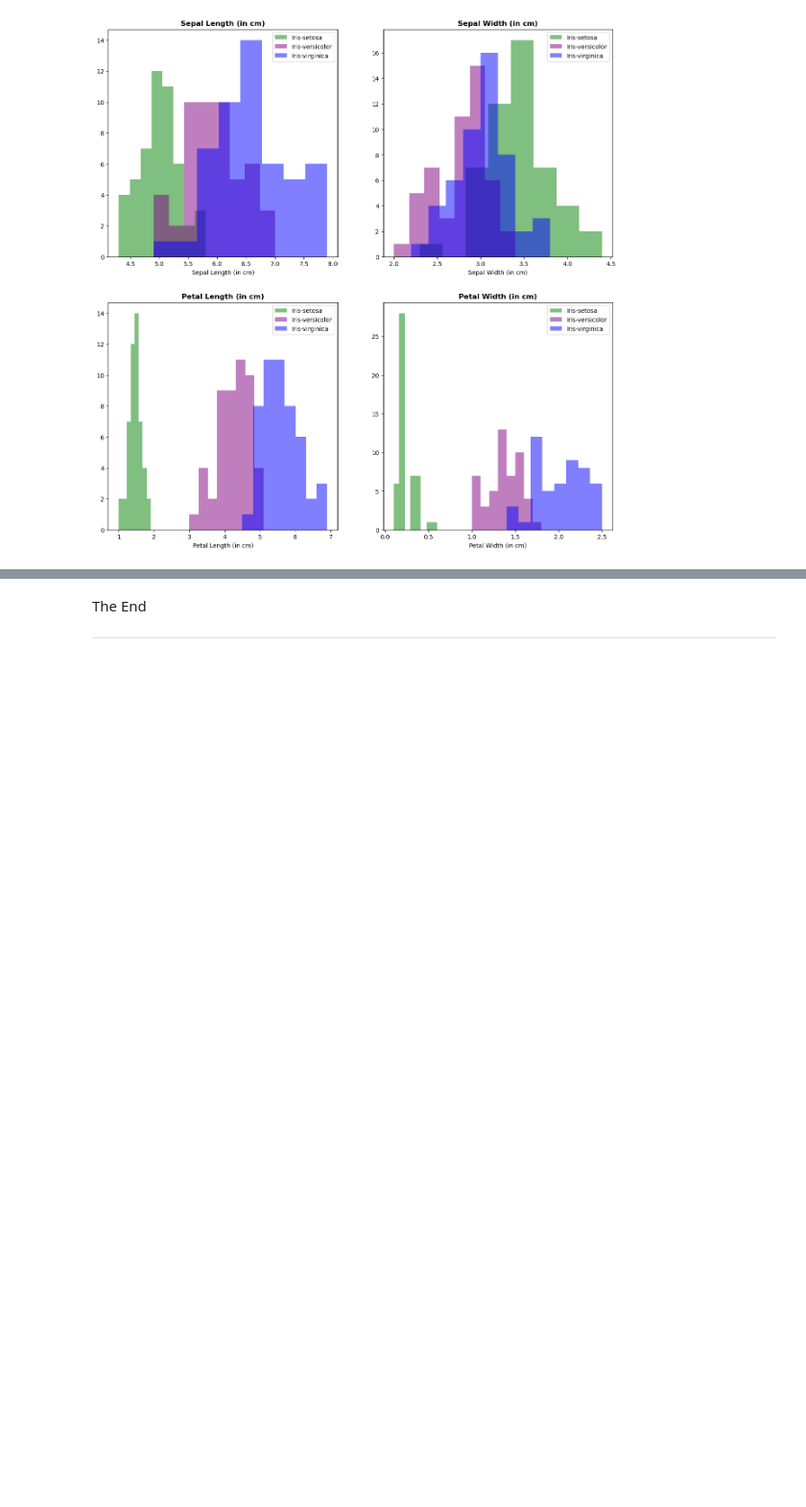
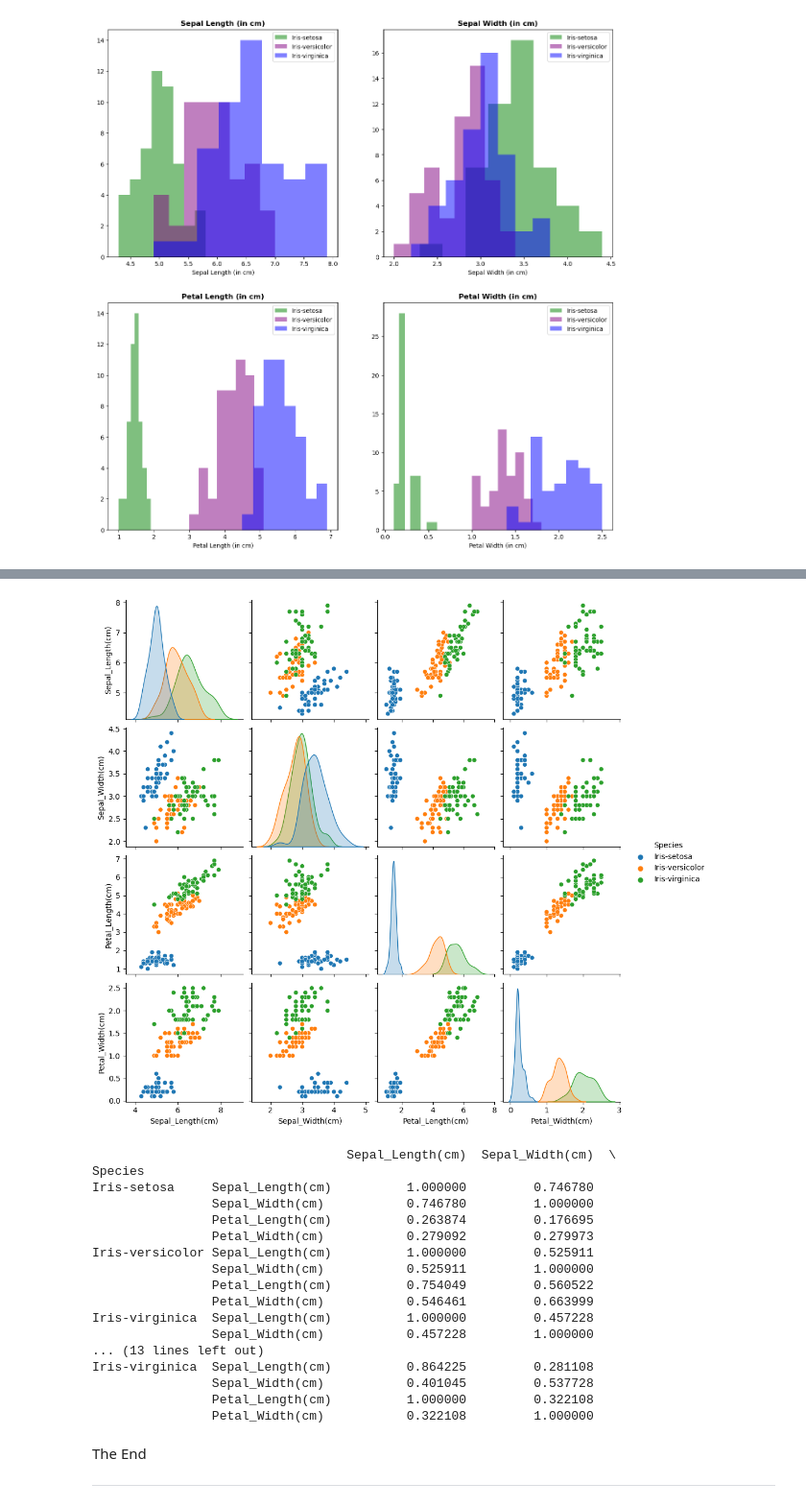
Before and after one commit to rebeccaf1918/FundamentalsOfDA, a Jupyter notebook: Project.ipynb, the cells around one changed output, grey strips where cells are left out. Shown at 96% size. Cells and saved outputs as stored; diff of their text form; code cells hidden in the pictures; blank space fills up the shorter version.

```diff
--- a/Project.ipynb
+++ b/Project.ipynb
@@ -230,3 +321,33 @@ Text(0.5, 0.92, 'Histograms and Density Plots of each of the Iris Flower charact
+# %%
+sns.pairplot(iris_data, hue='Species')
+plt.plot()
+plt.show()
+plt.savefig('Pairplot of all the features of the Iris Setosa, Versicolour & Virginica.png') #saving the pairplot for future reference
+plt.close()
+
+iris_data.groupby("Species").corr()
+CorrelationMatrix = iris_data.groupby("Species").corr()
+print(CorrelationMatrix)
+CorrelationMatrix.to_string('Correlation.txt') #saving the output to a text file
+# %% [output]
+[figure, added]
+                                  Sepal_Length(cm)  Sepal_Width(cm)  \
+Species
+Iris-setosa     Sepal_Length(cm)          1.000000         0.746780
+                Sepal_Width(cm)           0.746780         1.000000
+                Petal_Length(cm)          0.263874         0.176695
+                Petal_Width(cm)           0.279092         0.279973
+Iris-versicolor Sepal_Length(cm)          1.000000         0.525911
+                Sepal_Width(cm)           0.525911         1.000000
+                Petal_Length(cm)          0.754049         0.560522
+                Petal_Width(cm)           0.546461         0.663999
+Iris-virginica  Sepal_Length(cm)          1.000000         0.457228
+                Sepal_Width(cm)           0.457228         1.000000
+... (13 lines left out)
+Iris-virginica  Sepal_Length(cm)          0.864225         0.281108
+                Sepal_Width(cm)           0.401045         0.537728
+                Petal_Length(cm)          1.000000         0.322108
+                Petal_Width(cm)           0.322108         1.000000
 # %% [markdown]
 The End
 
```
Also changed, not shown: parts of 8 cells of this notebook, 2 other files.
